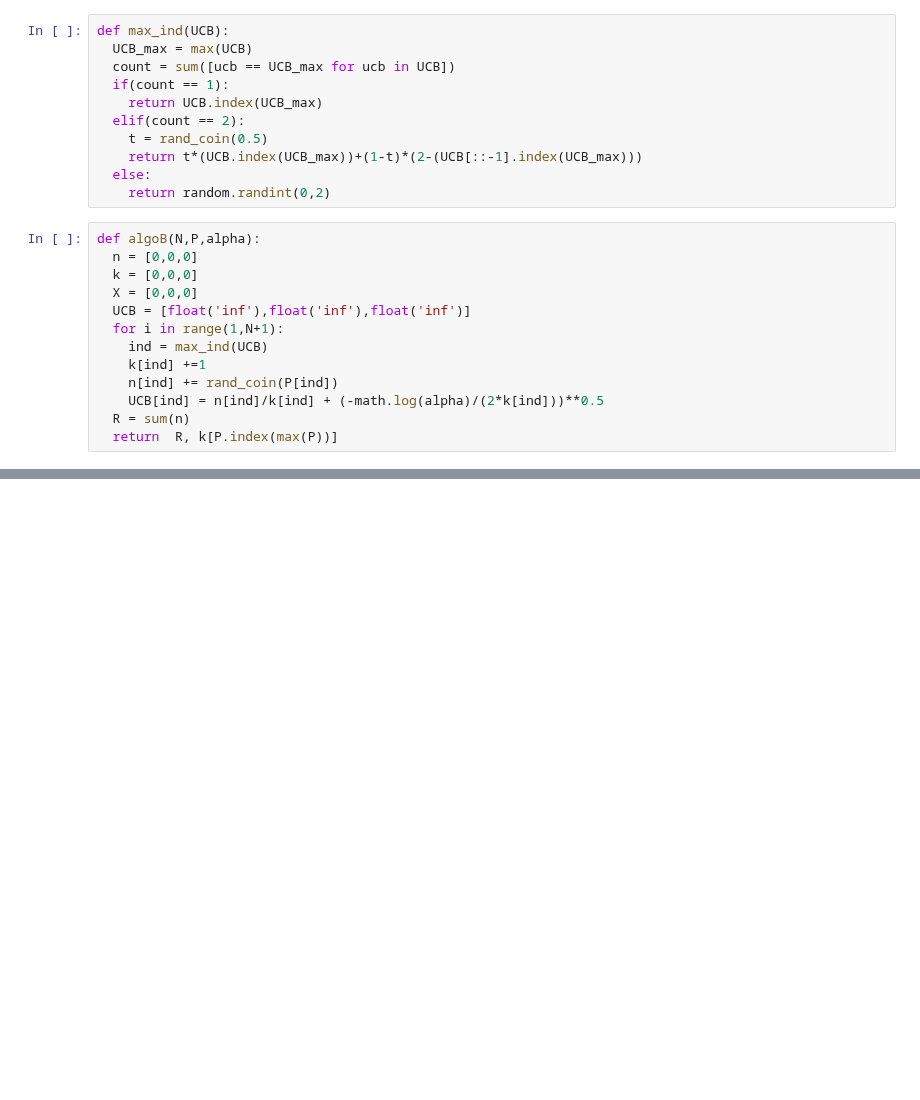
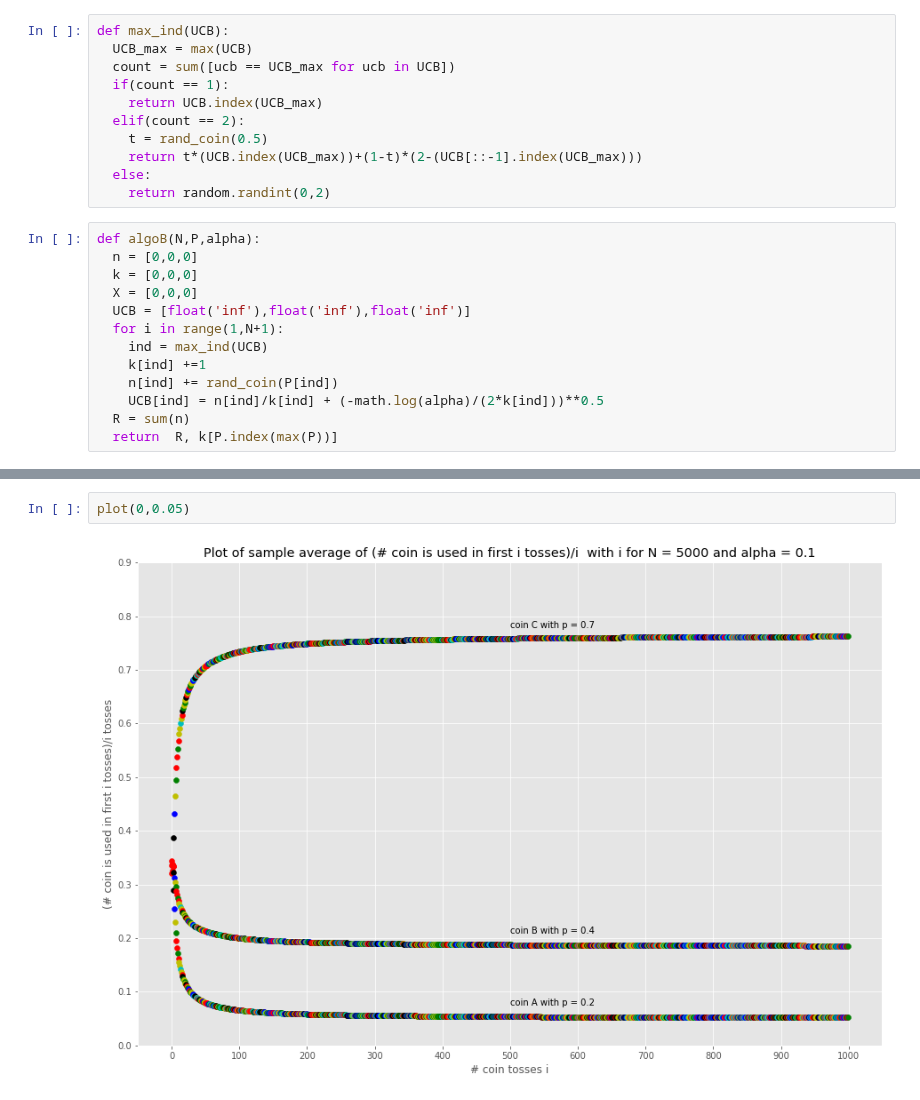
Before and after one commit to rohankalbag/EE325-Assignments, a Jupyter notebook: Assignment 3/Q1_partb.ipynb, the cells around one changed output, grey strips where cells are left out. Cells and saved outputs as stored; diff of their text form; blank space fills up the shorter version.

```diff
--- a/Assignment 3/Q1_partb.ipynb
+++ b/Assignment 3/Q1_partb.ipynb
@@ -93,0 +124,4 @@ Probabilites         N    alpha    Average # Heads    # times correct coin is us
+# %%
+plot(0,0.05)
+# %% [output]
+[figure, added]
```
Also changed, not shown: parts of 13 cells of this notebook.
